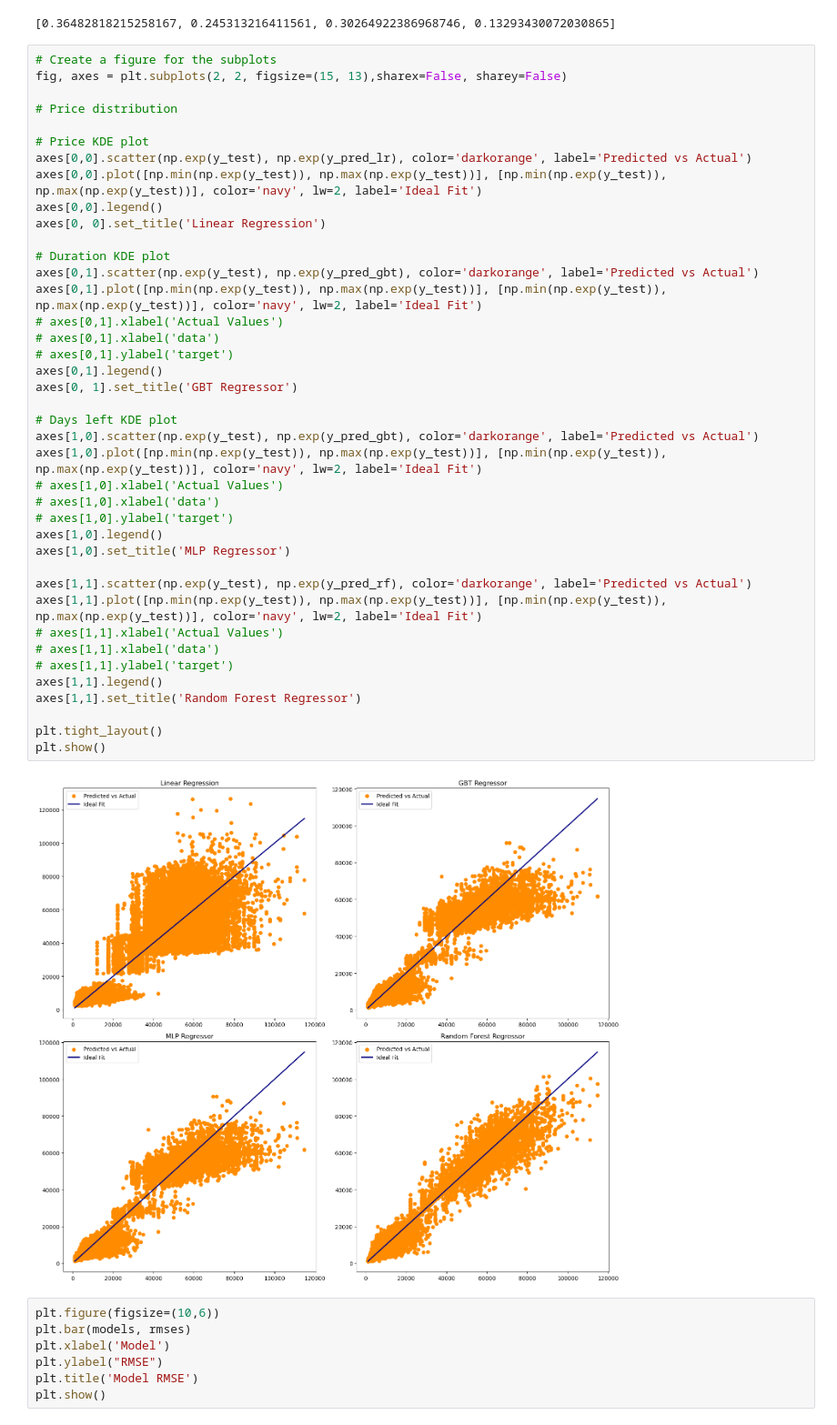
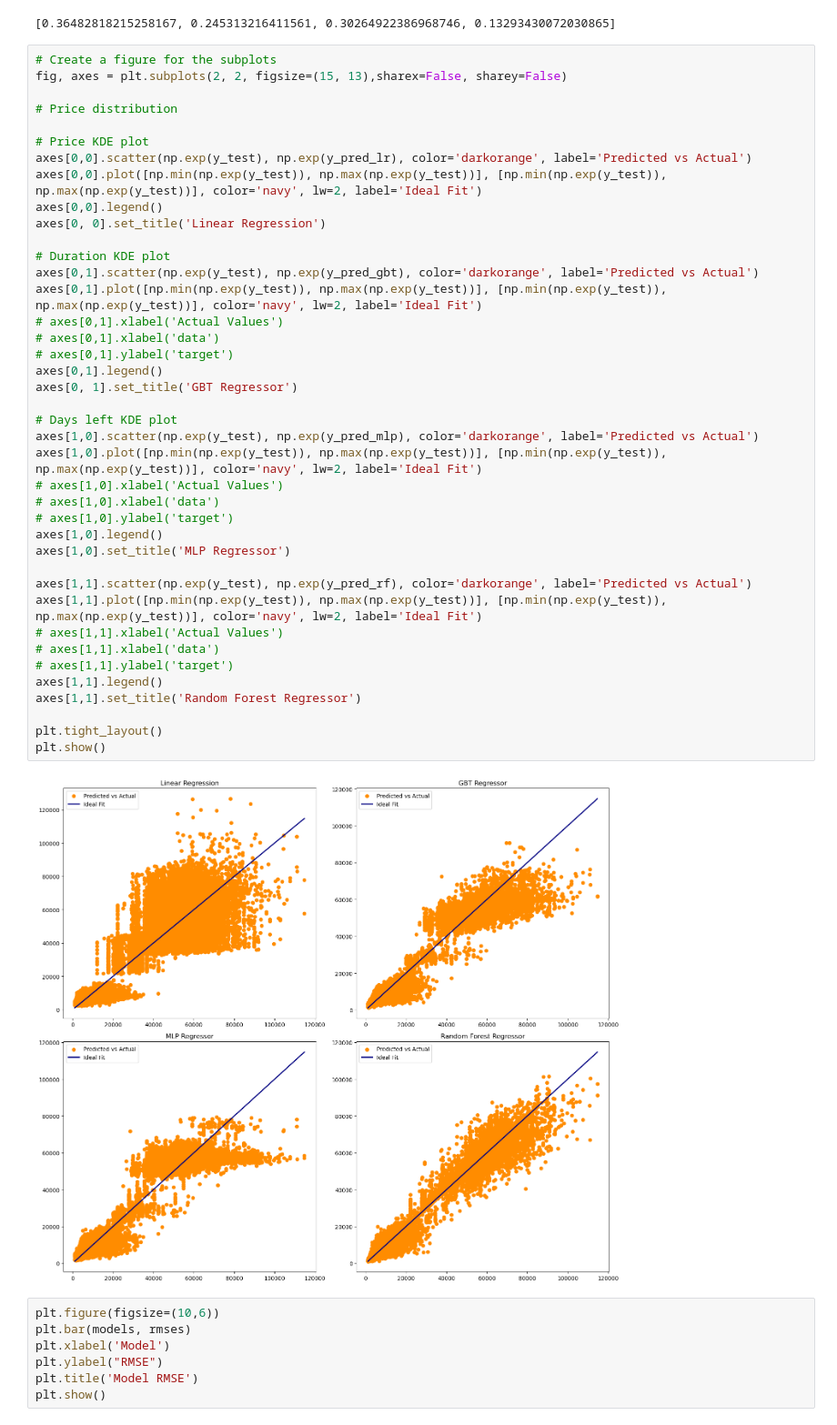
Before and after one commit to alfredwisana/DPV, a Jupyter notebook: Final Project/final.ipynb, the cells around one changed output. Shown at 91% size. Saved outputs shown, nothing was run; the diff lists cells and outputs as text.

```diff
--- a/Final Project/final.ipynb
+++ b/Final Project/final.ipynb
@@ -472,35 +583,35 @@ axes[0,0].legend()
 axes[0, 0].set_title('Linear Regression')
 
 # Duration KDE plot
 axes[0,1].scatter(np.exp(y_test), np.exp(y_pred_gbt), color='darkorange', label='Predicted vs Actual')
 axes[0,1].plot([np.min(np.exp(y_test)), np.max(np.exp(y_test))], [np.min(np.exp(y_test)), np.max(np.exp(y_test))], color='navy', lw=2, label='Ideal Fit')
 # axes[0,1].xlabel('Actual Values')
 # axes[0,1].xlabel('data')
 # axes[0,1].ylabel('target')
 axes[0,1].legend()
 axes[0, 1].set_title('GBT Regressor')
 
 # Days left KDE plot
-axes[1,0].scatter(np.exp(y_test), np.exp(y_pred_gbt), color='darkorange', label='Predicted vs Actual')
+axes[1,0].scatter(np.exp(y_test), np.exp(y_pred_mlp), color='darkorange', label='Predicted vs Actual')
 axes[1,0].plot([np.min(np.exp(y_test)), np.max(np.exp(y_test))], [np.min(np.exp(y_test)), np.max(np.exp(y_test))], color='navy', lw=2, label='Ideal Fit')
 # axes[1,0].xlabel('Actual Values')
 # axes[1,0].xlabel('data')
 # axes[1,0].ylabel('target')
 axes[1,0].legend()
 axes[1,0].set_title('MLP Regressor')
 
 axes[1,1].scatter(np.exp(y_test), np.exp(y_pred_rf), color='darkorange', label='Predicted vs Actual')
 axes[1,1].plot([np.min(np.exp(y_test)), np.max(np.exp(y_test))], [np.min(np.exp(y_test)), np.max(np.exp(y_test))], color='navy', lw=2, label='Ideal Fit')
 # axes[1,1].xlabel('Actual Values')
 # axes[1,1].xlabel('data')
 # axes[1,1].ylabel('target')
 axes[1,1].legend()
 axes[1,1].set_title('Random Forest Regressor')
 
 plt.tight_layout()
 plt.show()
 # %% [output]
-[figure, old version]
+[figure, new version]
 # %%
 plt.figure(figsize=(10,6))
 plt.bar(models, rmses)
```
Also changed, not shown: parts of 15 cells of this notebook, 3 other files.
